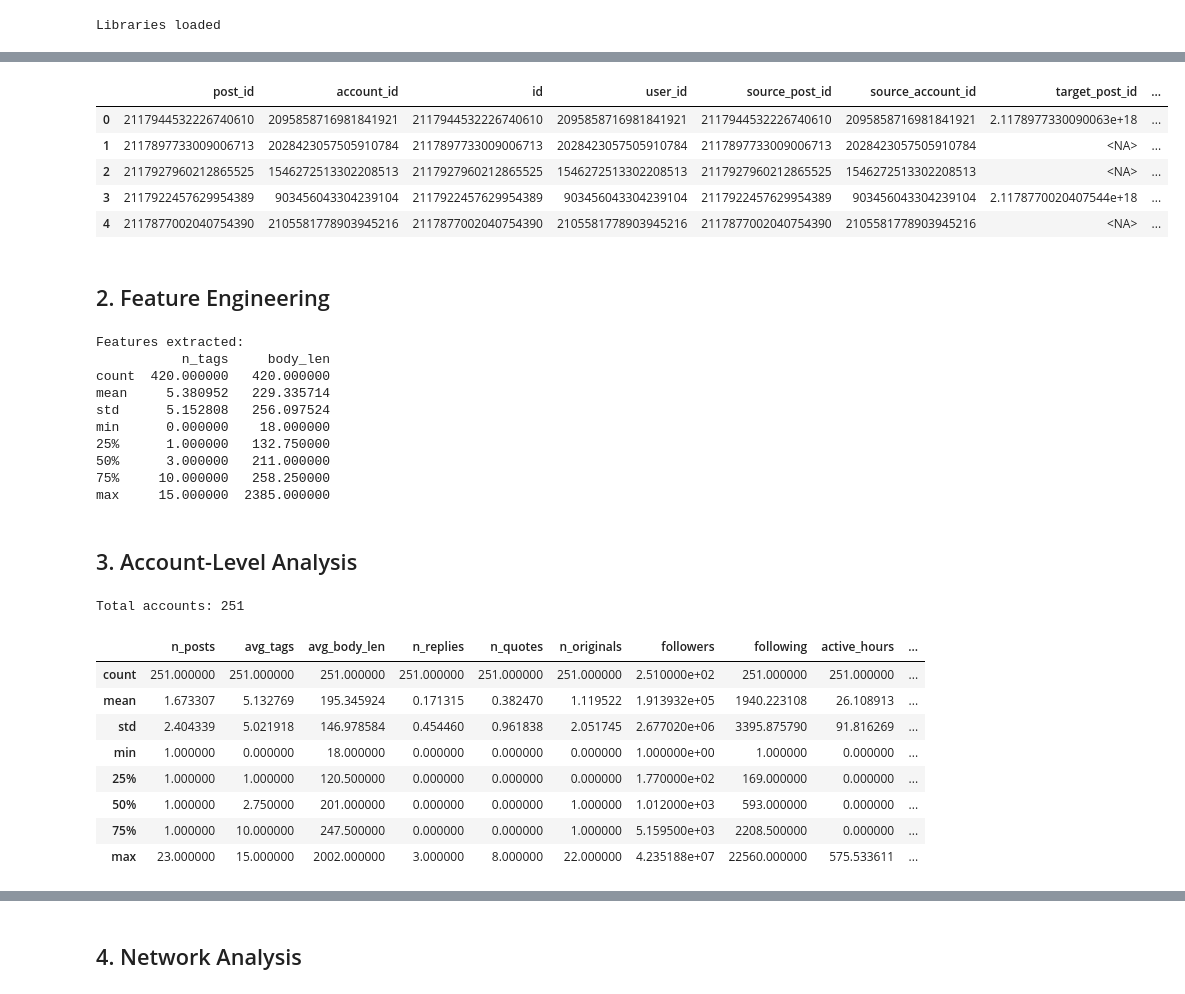
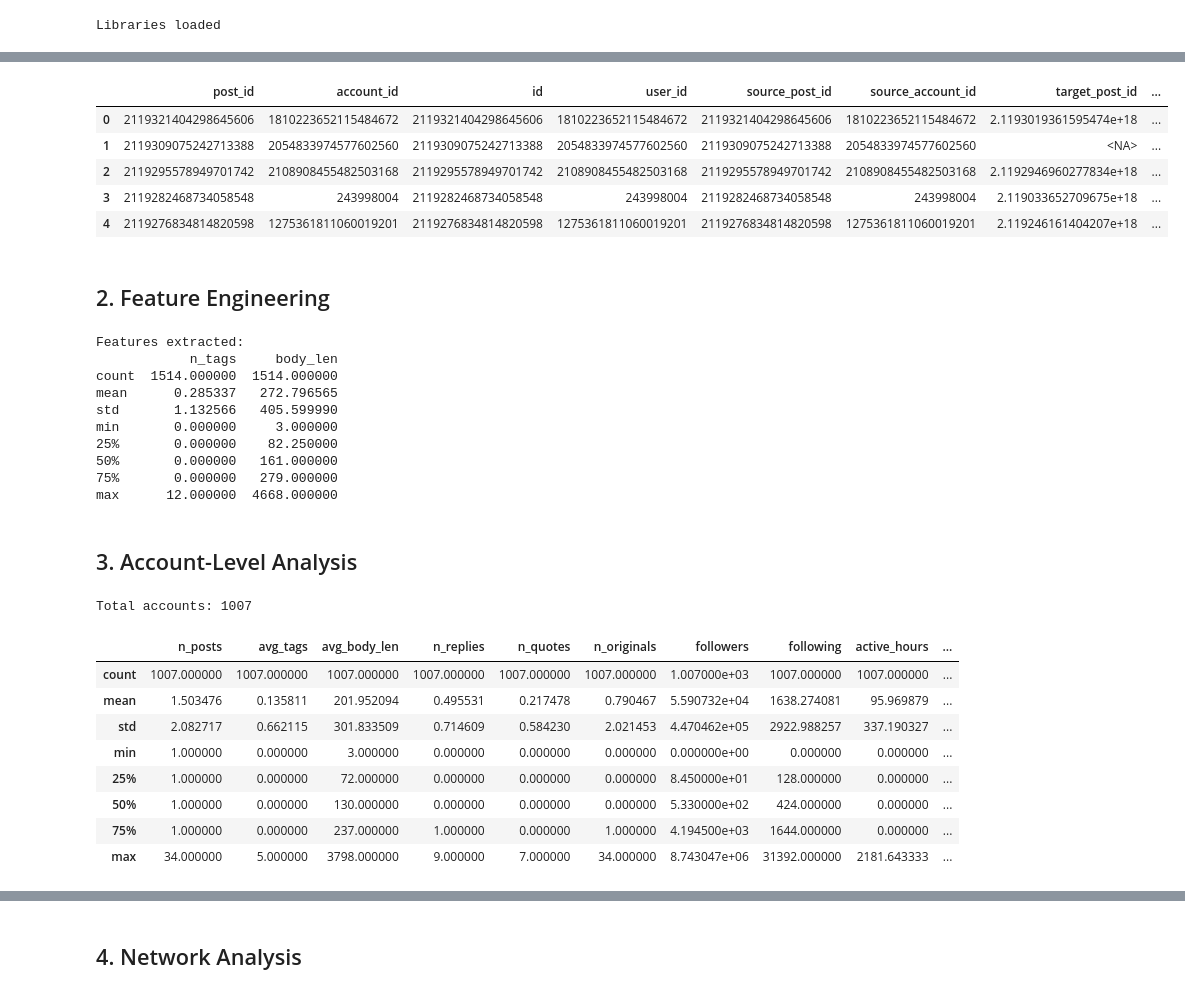
Before and after one commit to allaran12/Buzzer-Detection-, a Jupyter notebook: notebooks/clean analysis.ipynb, the cells around one changed output, grey strips where cells are left out. Saved outputs shown, nothing was run; the diff lists cells and outputs as text; code cells hidden in the pictures.

```diff
--- a/notebooks/clean analysis.ipynb
+++ b/notebooks/clean analysis.ipynb
@@ -23,5 +23,14 @@ print("Libraries loaded")
 # %% [output]
 Libraries loaded
 # %%
-df = pd.read_csv("../data/processed/prayforkalimantan/standardized_data.csv")df["date"] = pd.to_datetime(df["date"])# ID as stringfor col in ["account_id", "post_id", "target_account_id", "target_post_id"]:    if col in df.columns:        df[col] = df[col].astype(str).replace("nan", pd.NA)print(f"Loaded: {len(df)} posts from {df['account_id'].nunique()} accounts")print(f"Date range: {df['date'].min()} to {df['date'].max()}")df.head()
+df = pd.read_csv("../data/processed/RoySuryo/standardized_data.csv")
+df["date"] = pd.to_datetime(df["date"])
+
+for col in ["account_id", "post_id", "target_account_id", "target_post_id"]:
+    if col in df.columns:
+        df[col] = df[col].astype(str).replace("nan", pd.NA)
+
+print(f"Loaded: {len(df)} posts from {df['account_id'].nunique()} accounts")
+print(f"Date range: {df['date'].min()} to {df['date'].max()}")
+df.head()
 # %% [output]
@@ -30,9 +39,9 @@ Date range: 2026-10-05 16:18:44+00:00 to 2026-11-04 11:38:20+00:00
 |  | post_id | account_id | id | user_id | source_post_id | source_account_id | target_post_id | ... |
-| 0 | 2117944532226740610 | 2095858716981841921 | 2117944532226740610 | 2095858716981841921 | 2117944532226740610 | 2095858716981841921 | 2.1178977330090063e+18 | ... |
-| 1 | 2117897733009006713 | 2028423057505910784 | 2117897733009006713 | 2028423057505910784 | 2117897733009006713 | 2028423057505910784 | <NA> | ... |
-| 2 | 2117927960212865525 | 1546272513302208513 | 2117927960212865525 | 1546272513302208513 | 2117927960212865525 | 1546272513302208513 | <NA> | ... |
-| 3 | 2117922457629954389 | 903456043304239104 | 2117922457629954389 | 903456043304239104 | 2117922457629954389 | 903456043304239104 | 2.1178770020407544e+18 | ... |
-| 4 | 2117877002040754390 | 2105581778903945216 | 2117877002040754390 | 2105581778903945216 | 2117877002040754390 | 2105581778903945216 | <NA> | ... |
+| 0 | 2119321404298645606 | 1810223652115484672 | 2119321404298645606 | 1810223652115484672 | 2119321404298645606 | 1810223652115484672 | 2.1193019361595474e+18 | ... |
+| 1 | 2119309075242713388 | 2054833974577602560 | 2119309075242713388 | 2054833974577602560 | 2119309075242713388 | 2054833974577602560 | <NA> | ... |
+| 2 | 2119295578949701742 | 2108908455482503168 | 2119295578949701742 | 2108908455482503168 | 2119295578949701742 | 2108908455482503168 | 2.1192946960277834e+18 | ... |
+| 3 | 2119282468734058548 | 243998004 | 2119282468734058548 | 243998004 | 2119282468734058548 | 243998004 | 2.119033652709675e+18 | ... |
+| 4 | 2119276834814820598 | 1275361811060019201 | 2119276834814820598 | 1275361811060019201 | 2119276834814820598 | 1275361811060019201 | 2.119246161404207e+18 | ... |
 # %% [markdown]
 ## 2. Feature Engineering
 # %%
@@ -48,15 +57,15 @@ print("Features extracted:")
 print(df[["n_tags", "body_len", "has_url"]].describe())
 # %% [output]
 Features extracted:
-           n_tags     body_len
-count  420.000000   420.000000
-mean     5.380952   229.335714
-std      5.152808   256.097524
-min      0.000000    18.000000
-25%      1.000000   132.750000
-50%      3.000000   211.000000
-75%     10.000000   258.250000
-max     15.000000  2385.000000
+            n_tags     body_len
+count  1514.000000  1514.000000
+mean      0.285337   272.796565
+std       1.132566   405.599990
+min       0.000000     3.000000
+25%       0.000000    82.250000
+50%       0.000000   161.000000
+75%       0.000000   279.000000
+max      12.000000  4668.000000
 # %% [markdown]
 ## 3. Account-Level Analysis
 # %%
@@ -80,16 +89,16 @@ accounts["post_rate"] = accounts["n_posts"] / (accounts["active_hours"] + 0.1)
 print(f"Total accounts: {len(accounts)}")
 accounts.describe()
 # %% [output]
-Total accounts: 251
+Total accounts: 1007
 |  | n_posts | avg_tags | avg_body_len | n_replies | n_quotes | n_originals | followers | following | active_hours | ... |
-| count | 251.000000 | 251.000000 | 251.000000 | 251.000000 | 251.000000 | 251.000000 | 2.510000e+02 | 251.000000 | 251.000000 | ... |
-| mean | 1.673307 | 5.132769 | 195.345924 | 0.171315 | 0.382470 | 1.119522 | 1.913932e+05 | 1940.223108 | 26.108913 | ... |
-| std | 2.404339 | 5.021918 | 146.978584 | 0.454460 | 0.961838 | 2.051745 | 2.677020e+06 | 3395.875790 | 91.816269 | ... |
-| min | 1.000000 | 0.000000 | 18.000000 | 0.000000 | 0.000000 | 0.000000 | 1.000000e+00 | 1.000000 | 0.000000 | ... |
-| 25% | 1.000000 | 1.000000 | 120.500000 | 0.000000 | 0.000000 | 0.000000 | 1.770000e+02 | 169.000000 | 0.000000 | ... |
-| 50% | 1.000000 | 2.750000 | 201.000000 | 0.000000 | 0.000000 | 1.000000 | 1.012000e+03 | 593.000000 | 0.000000 | ... |
-| 75% | 1.000000 | 10.000000 | 247.500000 | 0.000000 | 0.000000 | 1.000000 | 5.159500e+03 | 2208.500000 | 0.000000 | ... |
-| max | 23.000000 | 15.000000 | 2002.000000 | 3.000000 | 8.000000 | 22.000000 | 4.235188e+07 | 22560.000000 | 575.533611 | ... |
+| count | 1007.000000 | 1007.000000 | 1007.000000 | 1007.000000 | 1007.000000 | 1007.000000 | 1.007000e+03 | 1007.000000 | 1007.000000 | ... |
+| mean | 1.503476 | 0.135811 | 201.952094 | 0.495531 | 0.217478 | 0.790467 | 5.590732e+04 | 1638.274081 | 95.969879 | ... |
+| std | 2.082717 | 0.662115 | 301.833509 | 0.714609 | 0.584230 | 2.021453 | 4.470462e+05 | 2922.988257 | 337.190327 | ... |
+| min | 1.000000 | 0.000000 | 3.000000 | 0.000000 | 0.000000 | 0.000000 | 0.000000e+00 | 0.000000 | 0.000000 | ... |
+| 25% | 1.000000 | 0.000000 | 72.000000 | 0.000000 | 0.000000 | 0.000000 | 8.450000e+01 | 128.000000 | 0.000000 | ... |
+| 50% | 1.000000 | 0.000000 | 130.000000 | 0.000000 | 0.000000 | 0.000000 | 5.330000e+02 | 424.000000 | 0.000000 | ... |
+| 75% | 1.000000 | 0.000000 | 237.000000 | 1.000000 | 0.000000 | 1.000000 | 4.194500e+03 | 1644.000000 | 0.000000 | ... |
+| max | 34.000000 | 5.000000 | 3798.000000 | 9.000000 | 7.000000 | 34.000000 | 8.743047e+06 | 31392.000000 | 2181.643333 | ... |
 # %%
 influencers = accounts[
     (accounts["n_posts"] >= 10) |
```
Also changed, not shown: parts of 6 cells of this notebook, 4 other files.
